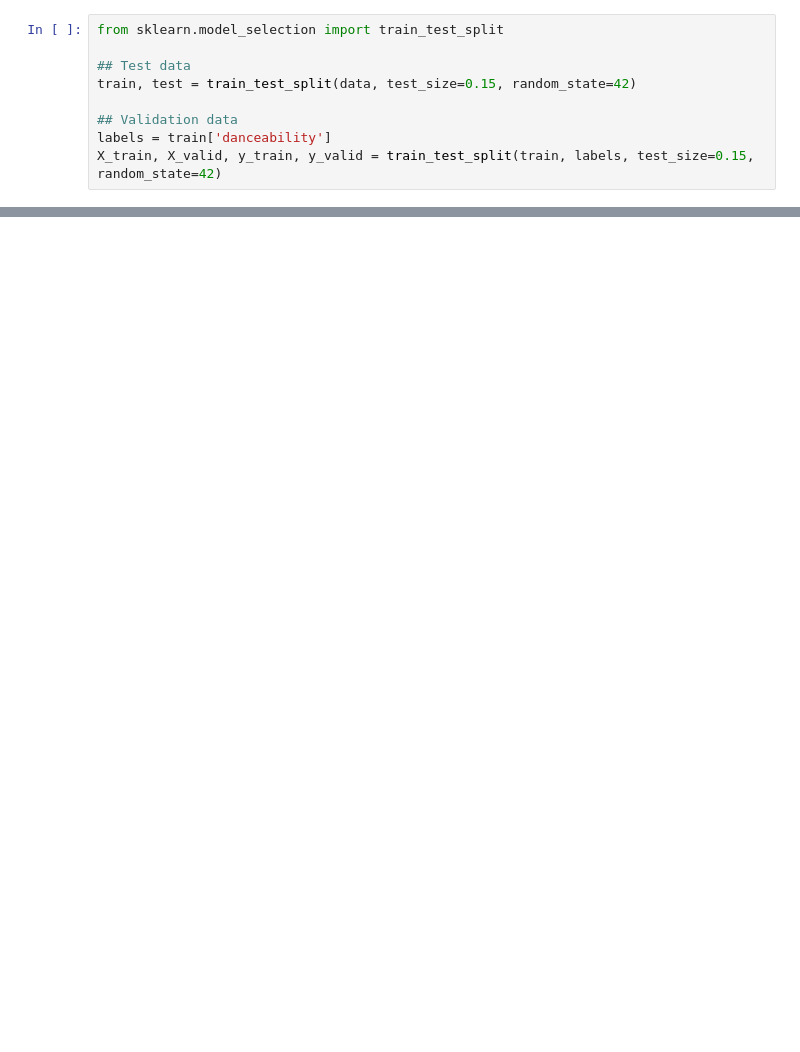
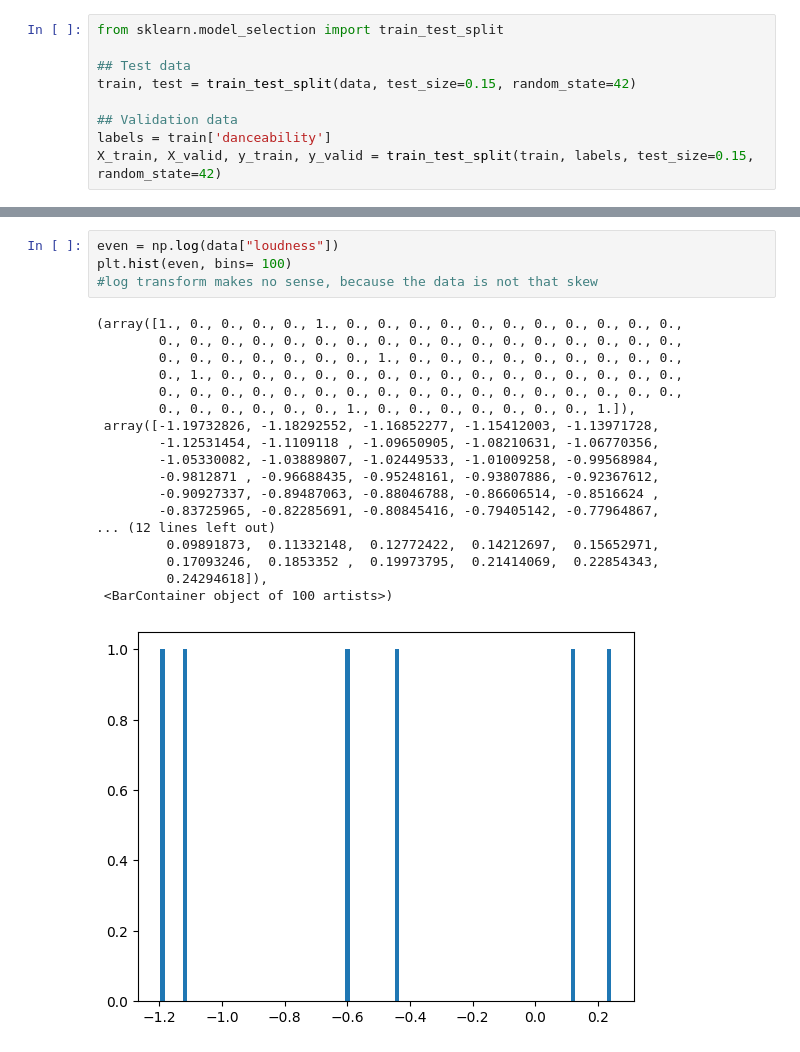
Before and after one commit to chrisizeh/ML-NN-Parameter-Search, a Jupyter notebook: src/Spotify.ipynb, the cells around one changed output, grey strips where cells are left out. Saved outputs shown, nothing was run; the diff lists cells and outputs as text; blank space fills up the shorter version.

```diff
--- a/src/Spotify.ipynb
+++ b/src/Spotify.ipynb
@@ -109,3 +112,26 @@ dtype: bool
+# %%
+even = np.log(data["loudness"])
+plt.hist(even, bins= 100)
+#log transform makes no sense, because the data is not that skew
+# %% [output]
+(array([1., 0., 0., 0., 0., 1., 0., 0., 0., 0., 0., 0., 0., 0., 0., 0., 0.,
+        0., 0., 0., 0., 0., 0., 0., 0., 0., 0., 0., 0., 0., 0., 0., 0., 0.,
+        0., 0., 0., 0., 0., 0., 0., 1., 0., 0., 0., 0., 0., 0., 0., 0., 0.,
+        0., 1., 0., 0., 0., 0., 0., 0., 0., 0., 0., 0., 0., 0., 0., 0., 0.,
+        0., 0., 0., 0., 0., 0., 0., 0., 0., 0., 0., 0., 0., 0., 0., 0., 0.,
+        0., 0., 0., 0., 0., 0., 1., 0., 0., 0., 0., 0., 0., 0., 1.]),
+ array([-1.19732826, -1.18292552, -1.16852277, -1.15412003, -1.13971728,
+        -1.12531454, -1.1109118 , -1.09650905, -1.08210631, -1.06770356,
+        -1.05330082, -1.03889807, -1.02449533, -1.01009258, -0.99568984,
+        -0.9812871 , -0.96688435, -0.95248161, -0.93807886, -0.92367612,
+        -0.90927337, -0.89487063, -0.88046788, -0.86606514, -0.8516624 ,
+        -0.83725965, -0.82285691, -0.80845416, -0.79405142, -0.77964867,
+... (12 lines left out)
+         0.09891873,  0.11332148,  0.12772422,  0.14212697,  0.15652971,
+         0.17093246,  0.1853352 ,  0.19973795,  0.21414069,  0.22854343,
+         0.24294618]),
+ <BarContainer object of 100 artists>)
+[figure, added]
 # %%
 X_train["track_popularity"].max()
 fig = plt.figure()
```
Also changed, not shown: parts of 17 cells of this notebook, 1 other file.
